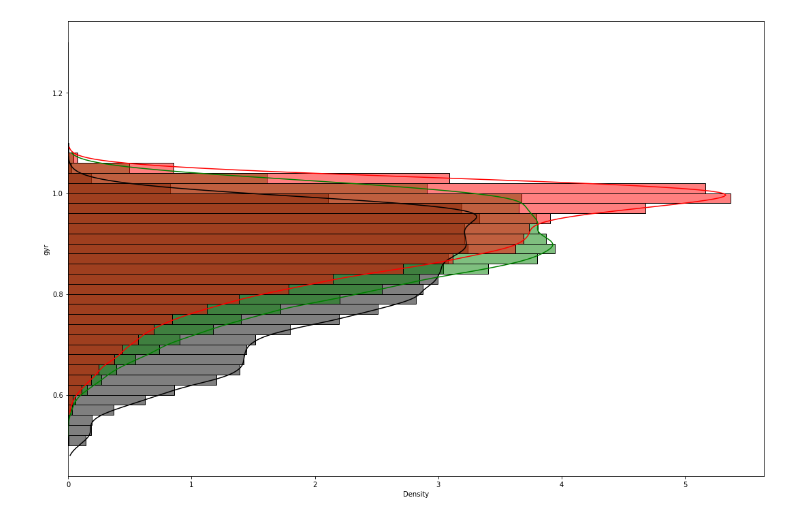
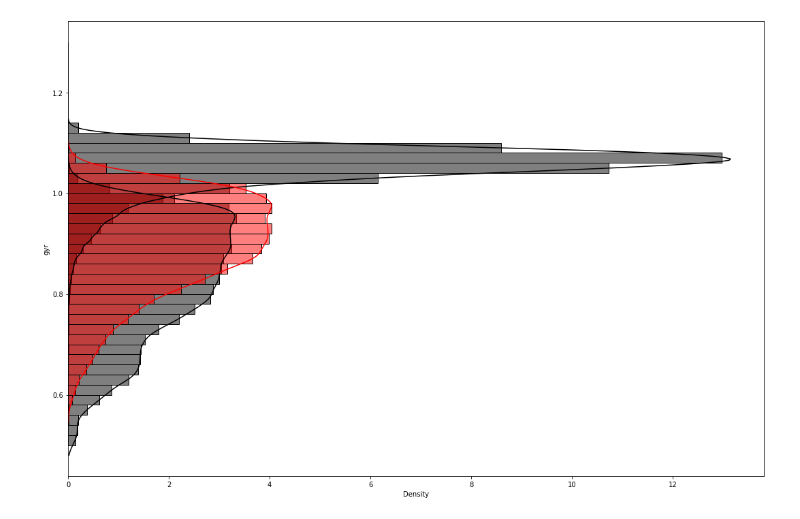
Before and after one commit to multi-ego/multi-eGO, a Jupyter notebook: gyration.ipynb, the cells around one changed output. Cells and saved outputs as stored; diff of their text form; code cells hidden in the pictures.

Commit message:
latest (maybe final)

```diff
--- a/gyration.ipynb
+++ b/gyration.ipynb
@@ -9,10 +9,10 @@ amber_gyr_pairs.columns = ['time', 'gyr', 'g', 'h', 'j']
 amber_gyr_pairs.drop(['g', 'h', 'j'], axis=1, inplace = True)
 amber_gyr_pairs['time'] = amber_gyr_pairs['time']/1000
 
-#smogtogromos_gyr_pairs = pd.read_csv('native_TTR/gyrate_smogtogromos.txt', sep = '\\s+', header=None)
-#smogtogromos_gyr_pairs.columns = ['time', 'gyr', 'g', 'h', 'j']
-#smogtogromos_gyr_pairs.drop(['g', 'h', 'j'], axis=1, inplace = True)
-#smogtogromos_gyr_pairs['time'] = smogtogromos_gyr_pairs['time']/1000
+smogtogromos_gyr_pairs = pd.read_csv('native_TTR/gyrate_smogtogromos.txt', sep = '\\s+', header=None)
+smogtogromos_gyr_pairs.columns = ['time', 'gyr', 'g', 'h', 'j']
+smogtogromos_gyr_pairs.drop(['g', 'h', 'j'], axis=1, inplace = True)
+smogtogromos_gyr_pairs['time'] = smogtogromos_gyr_pairs['time']/1000
 #
 #greta_ljr01_gyr_pairs = pd.read_csv('native_TTR/gyrate_greta_ex2_ljr01.txt', sep = '\\s+', header=None)
 #greta_ljr01_gyr_pairs.columns = ['time', 'gyr', 'g', 'h', 'j']
@@ -38,25 +38,32 @@ greta_newdi_harp0_gyr_pairs = pd.read_csv('native_TTR/gyrate_greta_ex2_newljr_ne
 greta_newdi_harp0_gyr_pairs.columns = ['time', 'gyr', 'g', 'h', 'j']
 greta_newdi_harp0_gyr_pairs.drop(['g', 'h', 'j'], axis=1, inplace = True)
 greta_newdi_harp0_gyr_pairs['time'] = greta_newdi_harp0_gyr_pairs['time']/1000
+#
+#
+#greta_newdi_harp20_gyr_pairs = pd.read_csv('native_TTR/gyrate_greta_ex2_newljr_newdi_harp20.txt', sep = '\\s+', header=None)
+#greta_newdi_harp20_gyr_pairs.columns = ['time', 'gyr', 'g', 'h', 'j']
+#greta_newdi_harp20_gyr_pairs.drop(['g', 'h', 'j'], axis=1, inplace = True)
+#greta_newdi_harp20_gyr_pairs['time'] = greta_newdi_harp20_gyr_pairs['time']/1000
 
-
-greta_newdi_harp20_gyr_pairs = pd.read_csv('native_TTR/gyrate_greta_ex2_newljr_newdi_harp20.txt', sep = '\\s+', header=None)
-greta_newdi_harp20_gyr_pairs.columns = ['time', 'gyr', 'g', 'h', 'j']
-greta_newdi_harp20_gyr_pairs.drop(['g', 'h', 'j'], axis=1, inplace = True)
-greta_newdi_harp20_gyr_pairs['time'] = greta_newdi_harp20_gyr_pairs['time']/1000
+greta_latestdihedrals_gyr_pairs = pd.read_csv('native_TTR/gyrate_greta_ex2_latestdihedrals.txt', sep = '\\s+', header=None)
+greta_latestdihedrals_gyr_pairs.columns = ['time', 'gyr', 'g', 'h', 'j']
+greta_latestdihedrals_gyr_pairs.drop(['g', 'h', 'j'], axis=1, inplace = True)
+greta_latestdihedrals_gyr_pairs['time'] = greta_latestdihedrals_gyr_pairs['time']/1000
 # %%
 fig, axes = plt.subplots(1,1, figsize = (15,10), sharey=True)
 
 sns.histplot(ax=axes, data=amber_gyr_pairs, y = 'gyr', stat = 'density', binwidth = 0.02, binrange=[0.5,1.3],kde=True, color='black')
+sns.histplot(ax=axes, data=smogtogromos_gyr_pairs, y = 'gyr', stat = 'density', binwidth = 0.02, binrange=[0.5,1.3],kde=True, color='black')
 #sns.histplot(ax=axes, data=greta_ljr01_gyr_pairs, y = 'gyr', stat = 'density', binwidth = 0.02, binrange=[0.5,1.3],kde=True, color='cyan')
 #sns.histplot(ax=axes, data=greta_ljr012_gyr_pairs, y = 'gyr', stat = 'density', binwidth = 0.02, binrange=[0.5,1.3],kde=True, color='red')
-sns.histplot(ax=axes, data=greta_newdi_harp0_gyr_pairs, y = 'gyr', stat = 'density', binwidth = 0.02, binrange=[0.5,1.3],kde=True, color='green')
-sns.histplot(ax=axes, data=greta_newdi_harp20_gyr_pairs, y = 'gyr', stat = 'density', binwidth = 0.02, binrange=[0.5,1.3],kde=True, color='red')
+#sns.histplot(ax=axes, data=greta_newdi_harp0_gyr_pairs, y = 'gyr', stat = 'density', binwidth = 0.02, binrange=[0.5,1.3],kde=True, color='green')
+#sns.histplot(ax=axes, data=greta_newdi_harp20_gyr_pairs, y = 'gyr', stat = 'density', binwidth = 0.02, binrange=[0.5,1.3],kde=True, color='red')
+sns.histplot(ax=axes, data=greta_latestdihedrals_gyr_pairs, y = 'gyr', stat = 'density', binwidth = 0.02, binrange=[0.5,1.3],kde=True, color='red')
 
 
 fig.tight_layout()
 # %% [output]
-[figure, old version]
+[figure, new version]
 # %%
 #fig, axes = plt.subplots(1,2, figsize = (10,5), sharey=True)
 #
```
Also changed, not shown: 9 other files.
